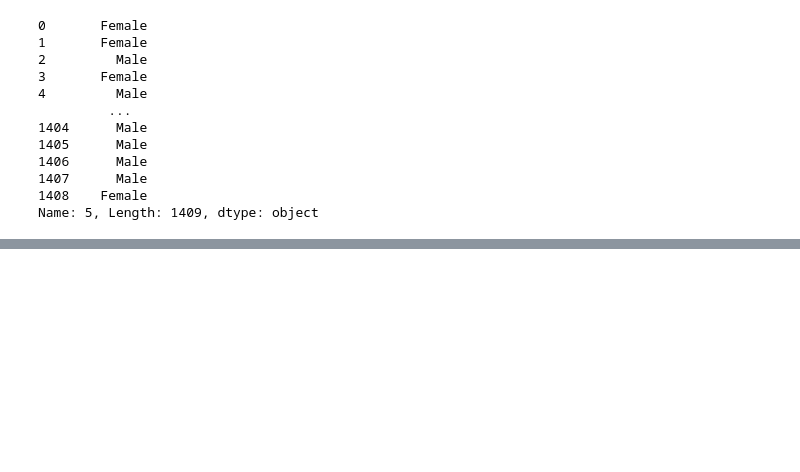
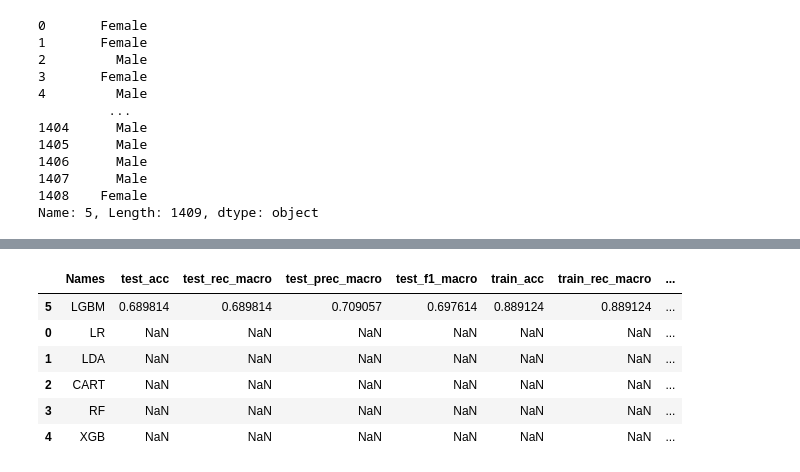
Before and after one commit to duybluemind1988/project_py, a Jupyter notebook: Churn/Churn_final.ipynb, the cells around one changed output, grey strips where cells are left out. Cells and saved outputs as stored; diff of their text form; code cells hidden in the pictures; blank space fills up the shorter version.

```diff
--- a/Churn/Churn_final.ipynb
+++ b/Churn/Churn_final.ipynb
@@ -369,0 +440,8 @@ Name: 5, Length: 1409, dtype: object
+# %%
+model=LGBMClassifier()
+model.fit(X_train,y_train)
+predictions=model.predict(X_test)
+print(confusion_matrix(y_test,predictions))
+print('Balanced Accuracy score:',balanced_accuracy_score(y_test,predictions))
+print('f1 score:',f1_score(y_test,predictions,average=None))
+print(classification_report(y_test,predictions))
@@ -369,0 +473,19 @@ Name: 5, Length: 1409, dtype: object
+# %%
+# Creating a list of the classifiers
+classifiers = {
+    #'KNN':KNeighborsClassifier(),
+    'LR':LogisticRegression(),
+    'LDA':LinearDiscriminantAnalysis(),
+    'CART':DecisionTreeClassifier(), #Boosting is more suitable
+    #'NB':GaussianNB(),
+    #'SVC':SVC(), #only 0.5 not suitable for imbalanced data set before tunning
+    #Ensemble:
+    'RF':RandomForestClassifier(), #Bagging (very long)
+    #'AB':AdaBoostClassifier(),  #Boosting
+    #'GBM':GradientBoostingClassifier(), #Boosting
+    #'ET':ExtraTreesClassifier(), #Bagging (very long)
+    #New from Matt cookbook
+    'XGB':XGBClassifier(), #New Boosting
+    'LGBM':LGBMClassifier(), #New Boosting
+
+}
@@ -369,0 +597,17 @@ Name: 5, Length: 1409, dtype: object
+# %%
+df_results_val=pd.DataFrame(list(zip(names,test_acc,test_rec_macro,test_prec_macro,test_f1_macro,
+                                     train_acc,train_rec_macro,train_prec_macro,train_f1_macro,
+                                     fit_time,time_)),
+                  columns=['Names','test_acc','test_rec_macro','test_prec_macro','test_f1_macro',
+                           'train_acc','train_rec_macro','train_prec_macro','train_f1_macro',
+                           'fit_time','time'])
+df_results_val=df_results_val.sort_values(by='test_f1_macro',ascending=False)
+df_results_val
+# %% [output]
+|  | Names | test_acc | test_rec_macro | test_prec_macro | test_f1_macro | train_acc | train_rec_macro | ... |
+| 5 | LGBM | 0.689814 | 0.689814 | 0.709057 | 0.697614 | 0.889124 | 0.889124 | ... |
+| 0 | LR | NaN | NaN | NaN | NaN | NaN | NaN | ... |
+| 1 | LDA | NaN | NaN | NaN | NaN | NaN | NaN | ... |
+| 2 | CART | NaN | NaN | NaN | NaN | NaN | NaN | ... |
+| 3 | RF | NaN | NaN | NaN | NaN | NaN | NaN | ... |
+| 4 | XGB | NaN | NaN | NaN | NaN | NaN | NaN | ... |
```
Also changed, not shown: parts of 29 cells of this notebook.
